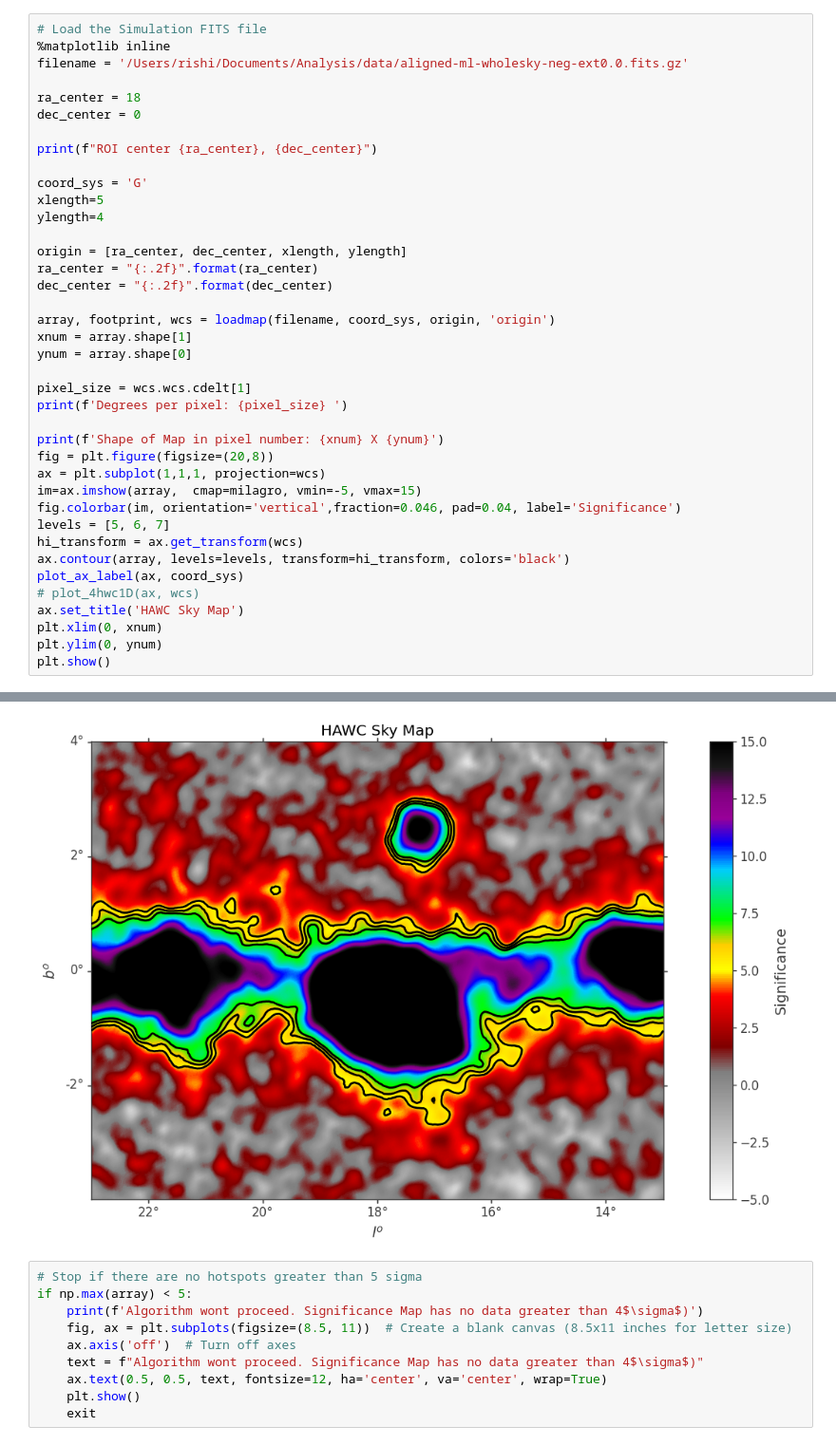
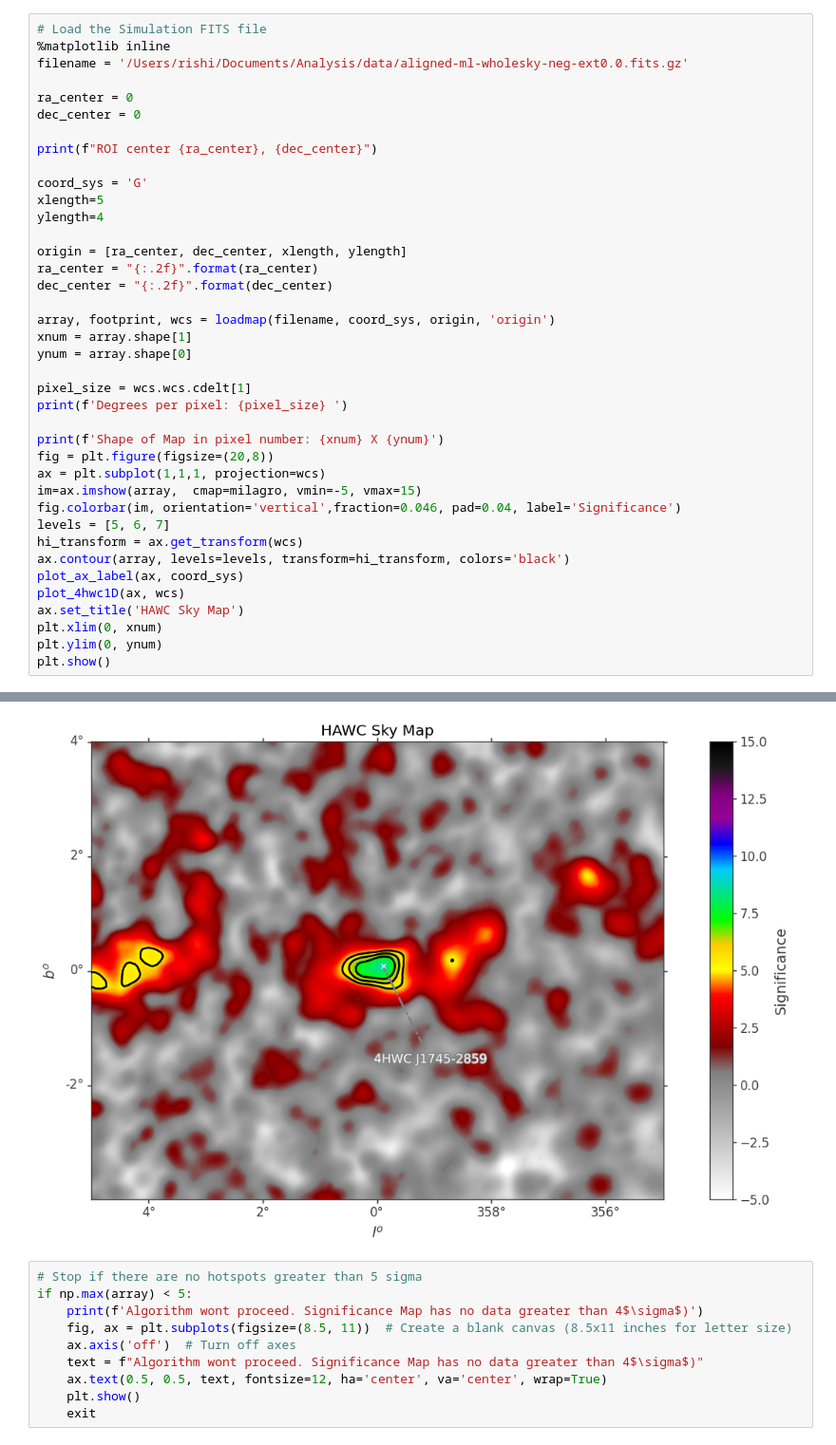
Before and after one commit to pasoneko/AstroImageDetection, a Jupyter notebook: Sens-Studies-psmap0.ipynb, the cells around one changed output, grey strips where cells are left out. Shown at 95% size. Drawn from its saved outputs; the diff is of its cells as text.

```diff
--- a/Sens-Studies-psmap0.ipynb
+++ b/Sens-Studies-psmap0.ipynb
@@ -49,7 +159,7 @@ milagrotextcolor2, milagro2 = setupMilagroColormap(0.2, 1, 2, 256)
 %matplotlib inline
 filename = '/Users/rishi/Documents/Analysis/data/aligned-ml-wholesky-neg-ext0.0.fits.gz'
 
-ra_center = 18
+ra_center = 0
 dec_center = 0
 
 print(f"ROI center {ra_center}, {dec_center}")
@@ -78,7 +188,7 @@ levels = [5, 6, 7]
 hi_transform = ax.get_transform(wcs)
 ax.contour(array, levels=levels, transform=hi_transform, colors='black')
 plot_ax_label(ax, coord_sys)
-# plot_4hwc1D(ax, wcs)
+plot_4hwc1D(ax, wcs)
 ax.set_title('HAWC Sky Map')
 plt.xlim(0, xnum)
 plt.ylim(0, ynum)
@@ -96,12 +206,12 @@ CRVAL : 18.0 0.0
 CRPIX : 900.0 720.0
 PC1_1 PC1_2  : 1.0 0.0
 PC2_1 PC2_2  : 0.0 1.0
 CDELT : -0.00555555555555555 0.005555555555555556
 NAXIS : 1800  1440
 Fits File loaded
 Degrees per pixel: 0.005555555555555556
 Shape of Map in pixel number: 1800 X 1440
-[figure, old version]
+[figure, new version]
 # %%
 # Stop if there are no hotspots greater than 5 sigma
 if np.max(array) < 5:
```
Also changed, not shown: parts of 5 cells of this notebook, 10 other files.
